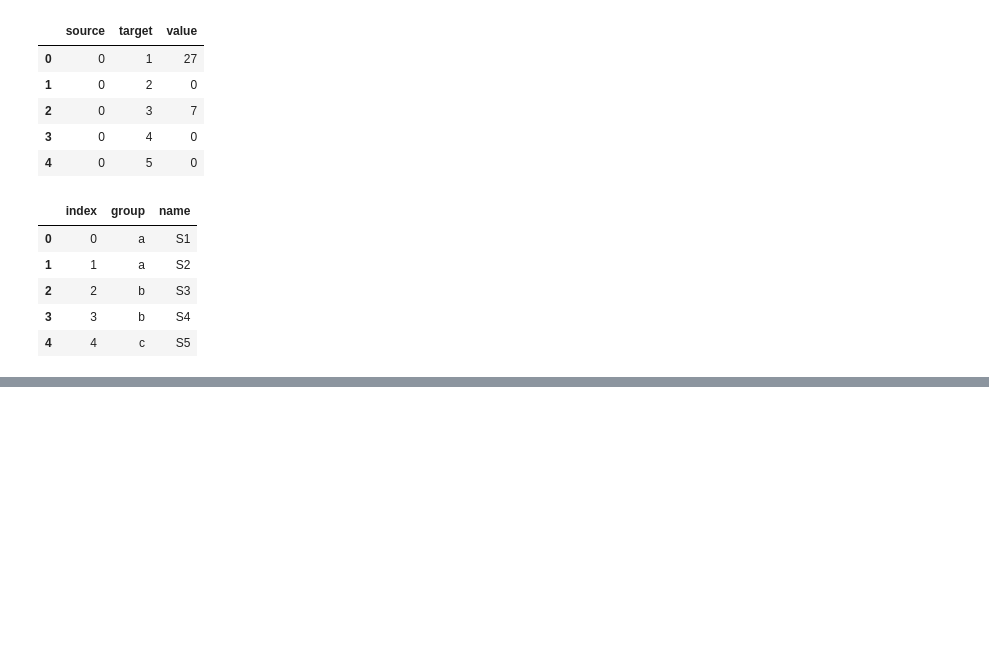
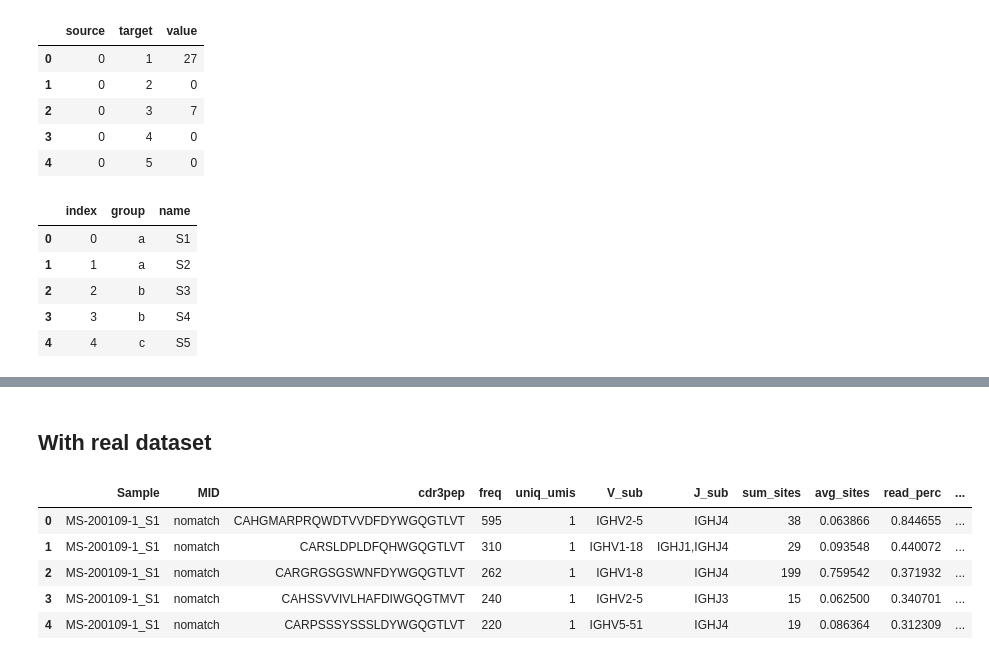
Before and after one commit to EDS-Bioinformatics-Laboratory/reseda, a Jupyter notebook: NOTEBOOKS/CircosCordDiagram.ipynb, the cells around one changed output, grey strips where cells are left out. Cells and saved outputs as stored; diff of their text form; code cells hidden in the pictures; blank space fills up the shorter version.

```diff
--- a/NOTEBOOKS/CircosCordDiagram.ipynb
+++ b/NOTEBOOKS/CircosCordDiagram.ipynb
@@ -113,0 +117,12 @@ chord.opts(
+# %% [markdown]
+## With real dataset
+# %%
+df = pd.read_csv("cdr3-clones-GC-IGH_HUMAN-after-reassignment.csv", sep="\t")
+df.head()
+# %% [output]
+|  | Sample | MID | cdr3pep | freq | uniq_umis | V_sub | J_sub | sum_sites | avg_sites | read_perc | ... |
+| 0 | MS-200109-1_S1 | nomatch | CAHGMARPRQWDTVVDFDYWGQGTLVT | 595 | 1 | IGHV2-5 | IGHJ4 | 38 | 0.063866 | 0.844655 | ... |
+| 1 | MS-200109-1_S1 | nomatch | CARSLDPLDFQHWGQGTLVT | 310 | 1 | IGHV1-18 | IGHJ1,IGHJ4 | 29 | 0.093548 | 0.440072 | ... |
+| 2 | MS-200109-1_S1 | nomatch | CARGRGSGSWNFDYWGQGTLVT | 262 | 1 | IGHV1-8 | IGHJ4 | 199 | 0.759542 | 0.371932 | ... |
+| 3 | MS-200109-1_S1 | nomatch | CAHSSVVIVLHAFDIWGQGTMVT | 240 | 1 | IGHV2-5 | IGHJ3 | 15 | 0.062500 | 0.340701 | ... |
+| 4 | MS-200109-1_S1 | nomatch | CARPSSSYSSSLDYWGQGTLVT | 220 | 1 | IGHV5-51 | IGHJ4 | 19 | 0.086364 | 0.312309 | ... |
```
Also changed, not shown: parts of 5 cells of this notebook.
